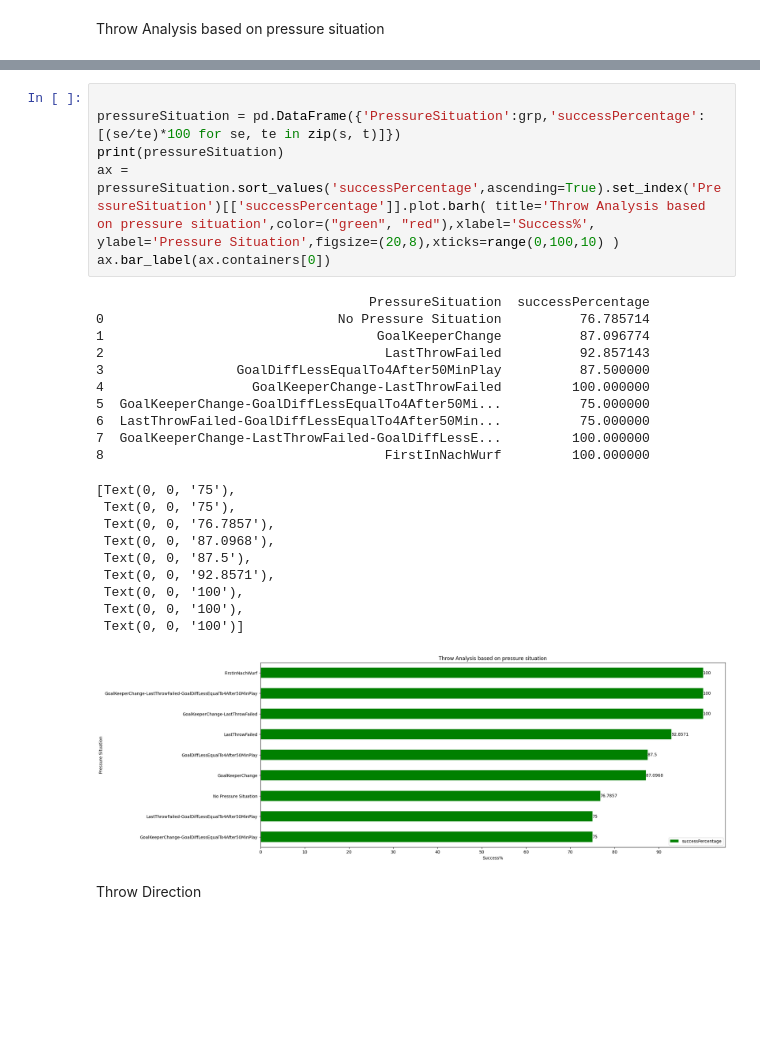
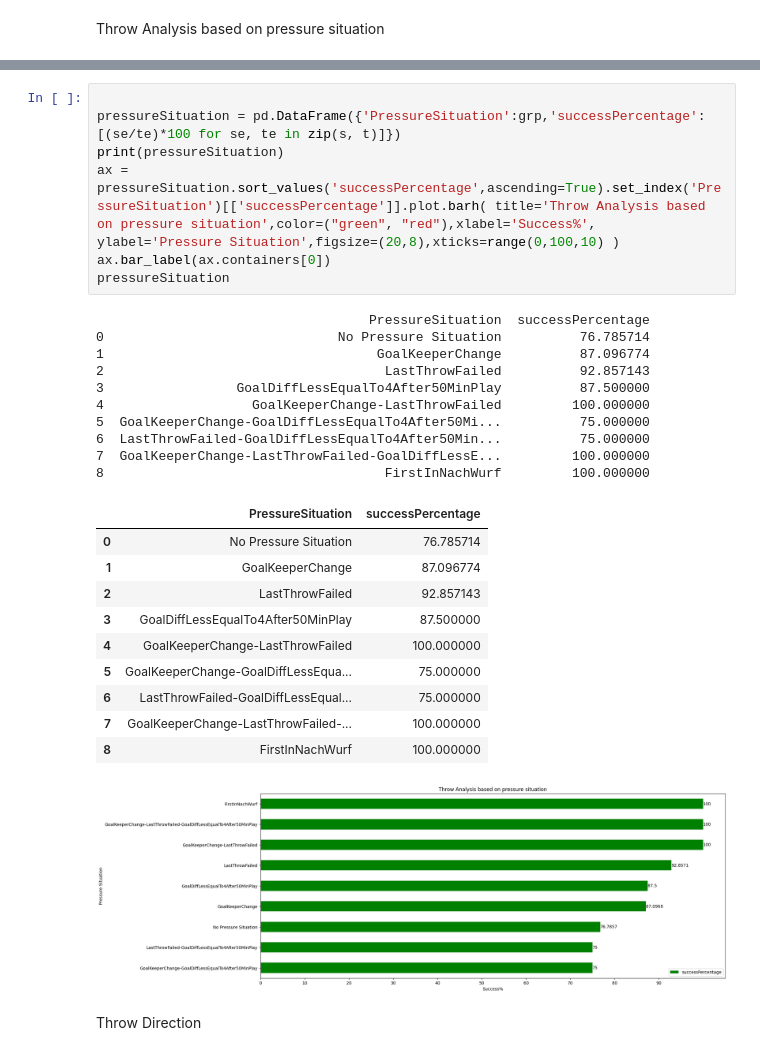
Before and after one commit to nayansavaliya/handball-data-science, a Jupyter notebook: src/league3v4.ipynb, the cells around one changed output, grey strips where cells are left out. Cells and saved outputs as stored; diff of their text form; blank space fills up the shorter version.

```diff
--- a/src/league3v4.ipynb
+++ b/src/league3v4.ipynb
@@ -412,29 +429,31 @@ plt.show()
 # %%
 
 pressureSituation = pd.DataFrame({'PressureSituation':grp,'successPercentage':[(se/te)*100 for se, te in zip(s, t)]})
 print(pressureSituation)
 ax = pressureSituation.sort_values('successPercentage',ascending=True).set_index('PressureSituation')[['successPercentage']].plot.barh( title='Throw Analysis based on pressure situation',color=("green", "red"),xlabel='Success%', ylabel='Pressure Situation',figsize=(20,8),xticks=range(0,100,10) )
 ax.bar_label(ax.containers[0])
+pressureSituation
 # %% [output]
                                    PressureSituation  successPercentage
 0                              No Pressure Situation          76.785714
 1                                   GoalKeeperChange          87.096774
 2                                    LastThrowFailed          92.857143
 3                 GoalDiffLessEqualTo4After50MinPlay          87.500000
 4                   GoalKeeperChange-LastThrowFailed         100.000000
 5  GoalKeeperChange-GoalDiffLessEqualTo4After50Mi...          75.000000
 6  LastThrowFailed-GoalDiffLessEqualTo4After50Min...          75.000000
 7  GoalKeeperChange-LastThrowFailed-GoalDiffLessE...         100.000000
 8                                    FirstInNachWurf         100.000000
-[Text(0, 0, '75'),
- Text(0, 0, '75'),
- Text(0, 0, '76.7857'),
- Text(0, 0, '87.0968'),
- Text(0, 0, '87.5'),
- Text(0, 0, '92.8571'),
- Text(0, 0, '100'),
- Text(0, 0, '100'),
- Text(0, 0, '100')]
+|  | PressureSituation | successPercentage |
+| 0 | No Pressure Situation | 76.785714 |
+| 1 | GoalKeeperChange | 87.096774 |
+| 2 | LastThrowFailed | 92.857143 |
+| 3 | GoalDiffLessEqualTo4After50MinPlay | 87.500000 |
+| 4 | GoalKeeperChange-LastThrowFailed | 100.000000 |
+| 5 | GoalKeeperChange-GoalDiffLessEqua... | 75.000000 |
+| 6 | LastThrowFailed-GoalDiffLessEqual... | 75.000000 |
+| 7 | GoalKeeperChange-LastThrowFailed-... | 100.000000 |
+| 8 | FirstInNachWurf | 100.000000 |
 [figure]
 # %% [markdown]
 Throw Direction
```
Also changed, not shown: parts of 2 cells of this notebook, 1 other file.
